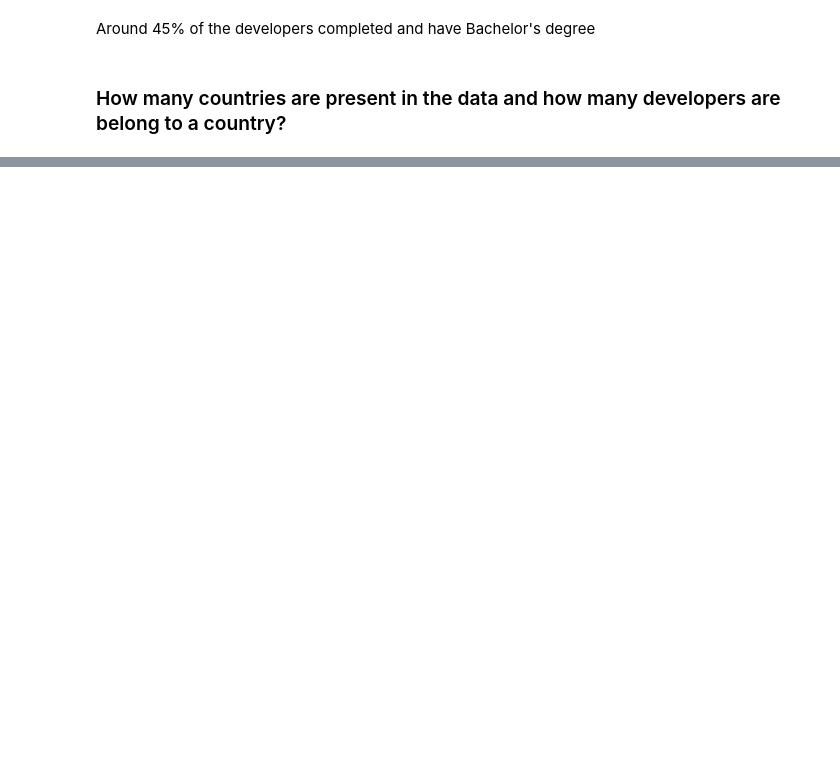
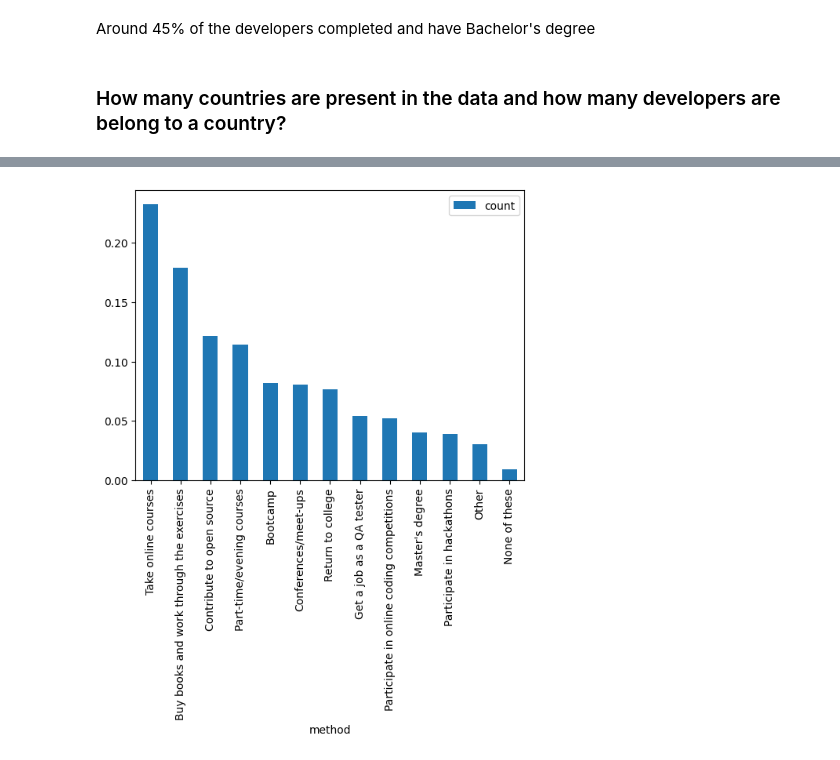
Before and after one commit to sharmas1ddharth/salary-prediction-and-analysis, a Jupyter notebook: Notebooks/stackoverflow_survey.ipynb, the cells around one changed output, grey strips where cells are left out. Saved outputs shown, nothing was run; the diff lists cells and outputs as text; code cells hidden in the pictures; blank space fills up the shorter version.

```diff
--- a/Notebooks/stackoverflow_survey.ipynb
+++ b/Notebooks/stackoverflow_survey.ipynb
@@ -135,0 +193,28 @@ plt.title('Count of developers belong to a Country');
+# %%
+def total_count(data, col1, col2, ed_types):
+    new_df = defaultdict(int)
+    # loop through list of education types
+    for val in ed_types:
+        # loop through rows
+        for idx in range(data.shape[0]):
+            # if the education type is in row add 1
+            if val in data[col1][idx]:
+                new_df[val] += int(data[col2][idx])
+
+    new_df = pd.DataFrame(pd.Series(new_df)).reset_index()
+    new_df.columns = [col1, col2]
+    new_df.sort_values('count', ascending=False, inplace=True)
+    return new_df
+# %%
+possible_vals = ["Take online courses", "Buy books and work through the exercises",
+                 "None of these", "Part-time/evening courses", "Return to college",
+                 'Contribute to open source', "Conferences/meet-ups", "Bootcamp",
+                 "Get a job as a QA tester", "Participate in online coding competitions",
+                 "Master's degree", "Participate in hackathons", "Other"]
+
+
+study = data['CousinEducation'].value_counts().reset_index()
+study.rename(columns={'index': 'method', 'CousinEducation': 'count'}, inplace=True)
+
+new_df = total_count(study, 'method', 'count', possible_vals)
+new_df
@@ -135,0 +236,5 @@ plt.title('Count of developers belong to a Country');
+# %%
+new_df.set_index('method', inplace=True)
+(new_df/data.shape[0]).plot(kind='bar')
+# %% [output]
+[figure, added]
```
Also changed, not shown: parts of 14 cells of this notebook.
